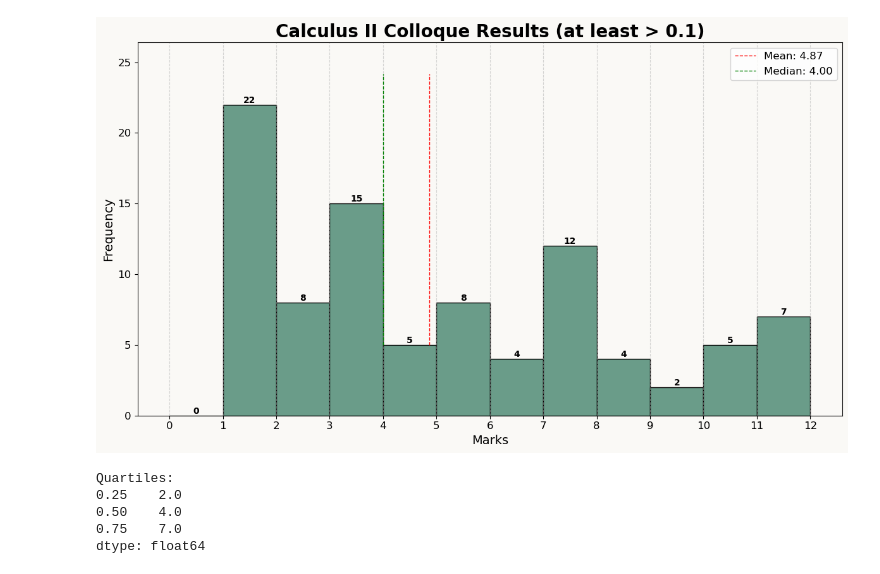
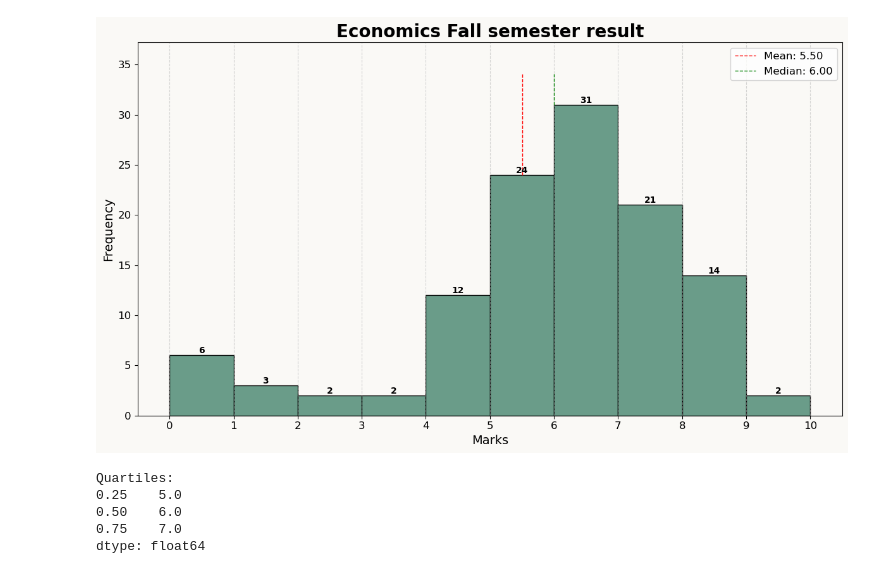
Before and after one commit to Melodiz/dailycode, a Jupyter notebook: stuff/distribution/simple_dist.ipynb, the cells around one changed output. Saved outputs shown, nothing was run; the diff lists cells and outputs as text; code cells hidden in the pictures.

```diff
--- a/stuff/distribution/simple_dist.ipynb
+++ b/stuff/distribution/simple_dist.ipynb
@@ -4,12 +4,13 @@ import numpy as np
 import matplotlib.pyplot as plt
 import seaborn as sns
 # %%
-NUM_BINS = 12  # n: for [0-n]
-TITLE = "Calculus II Colloque Results (at least > 0.1)" # set a title
+NUM_BINS = 10  # n: for [0-n]
+TITLE = "Economics Fall semester result" # set a title
 FIG_SIZE = (12, 7) # adjust figure size
-PLANK = 0.1 # if x >= PLANK, else: skip
-MAX_MARK = 12 # x = min(MAX_MARK, x)
+PLANK = -1 # if x >= PLANK, else: skip
+MAX_MARK = 10 # x = min(MAX_MARK, x)
 MY_MARK = -1 # add your mark as line, -1 for disable
+SCALE_FACTOR = 1
 # %%
 # Load and process data
 marks = []
@@ -21,7 +22,7 @@ with open('simple_data.txt', 'r') as file:
             for x in line.strip().split():
                 marks.append(float(x.strip().replace(',', '.')))
 
-marks = [min(x, MAX_MARK) for x in marks if x >= PLANK]
+marks = [SCALE_FACTOR*min(x, MAX_MARK) for x in marks if x >= PLANK]
 marks_series = pd.Series(marks)
 
 # Calculate statistics
@@ -64,36 +65,36 @@ ax.plot([mean, mean], [mean_height, max_height * 1.1], color='red', linestyle='-
 median_bin = int(median)
 median_height = n[median_bin] if median_bin < len(n) else 0
 ax.plot([median, median], [median_height, max_height * 1.1], color='green', linestyle='--', linewidth=1, label=f'Median: {median:.2f}')
 
 # Add a line for MY_MARK if it's not -1
 if MY_MARK != -1:
     my_mark_bin = int(MY_MARK)
     my_mark_height = n[my_mark_bin] if my_mark_bin < len(n) else 0
     ax.plot([MY_MARK, MY_MARK], [my_mark_height, max_height * 1.1], color='blue', linestyle='--', linewidth=1, label=f'My Mark: {MY_MARK:.2f}')
 
 # Customize the legend
 ax.legend(loc='upper right', fontsize=12)
 
 # Set x-axis ticks for each integer from 0 to NUM_BINS
 ax.set_xticks(range(NUM_BINS+1))
 ax.set_xticklabels(range(NUM_BINS+1))
 
 # Add grid lines for x-axis
 ax.grid(axis='x', linestyle='--', alpha=0.5)
 
 # Adjust y-axis to accommodate the lines
 ax.set_ylim(0, max_height * 1.2)
 
 # Adjust layout and display
 plt.tight_layout()
 plt.show()
 
 # Print additional statistics
 print(f"Quartiles:\n{quartiles}")
 # %% [output]
-[figure, old version]
+[figure, new version]
 Quartiles:
-0.25    2.0
-0.50    4.0
+0.25    5.0
+0.50    6.0
 0.75    7.0
 dtype: float64
```
Also changed, not shown: parts of 3 cells of this notebook, 2 other files.
